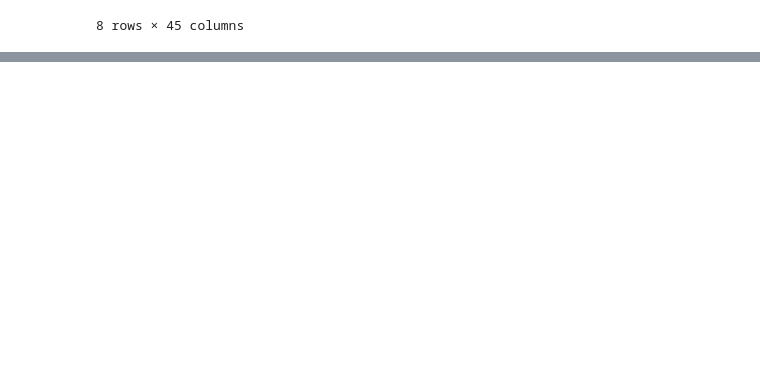
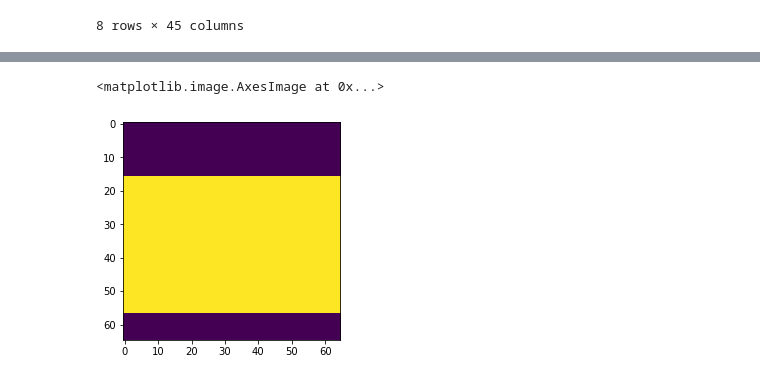
Before and after one commit to ZINZINBIN/Tokamak-Plasma-Operation-Control-based-on-RL, a Jupyter notebook: analysis/PF_current.ipynb, the cells around one changed output, grey strips where cells are left out. Drawn from its saved outputs; the diff is of its cells as text; code cells hidden in the pictures; blank space fills up the shorter version.

```diff
--- a/analysis/PF_current.ipynb
+++ b/analysis/PF_current.ipynb
@@ -185,0 +332,27 @@ df_merged.describe()
+# %%
+def find_indices(rzbdys, R, Z):
+    result = []
+    for idx in range(len(rzbdys)):
+        x = rzbdys[idx,0]
+        y = rzbdys[idx,1]
+
+        r_idx = np.argmin((R-x) ** 2)
+        z_idx = np.argmin((Z-y) ** 2)
+        result.append([r_idx, z_idx])
+
+    return result
+
+indices = find_indices(rzbdys.squeeze(0).numpy(), R[0,:], Z[:,0])
+# %%
+mask = np.zeros_like(R)
+
+for (r_idx, z_idx) in indices:
+    # mask[z_idx, r_idx] = 1
+    pass
+# %%
+mask[np.array(indices)] = 1
+# %%
+plt.imshow(mask[:,:,np.newaxis])
+# %% [output]
+<matplotlib.image.AxesImage at 0x...>
+[figure, added]
```
Also changed, not shown: parts of 23 cells of this notebook, 57 other files.
